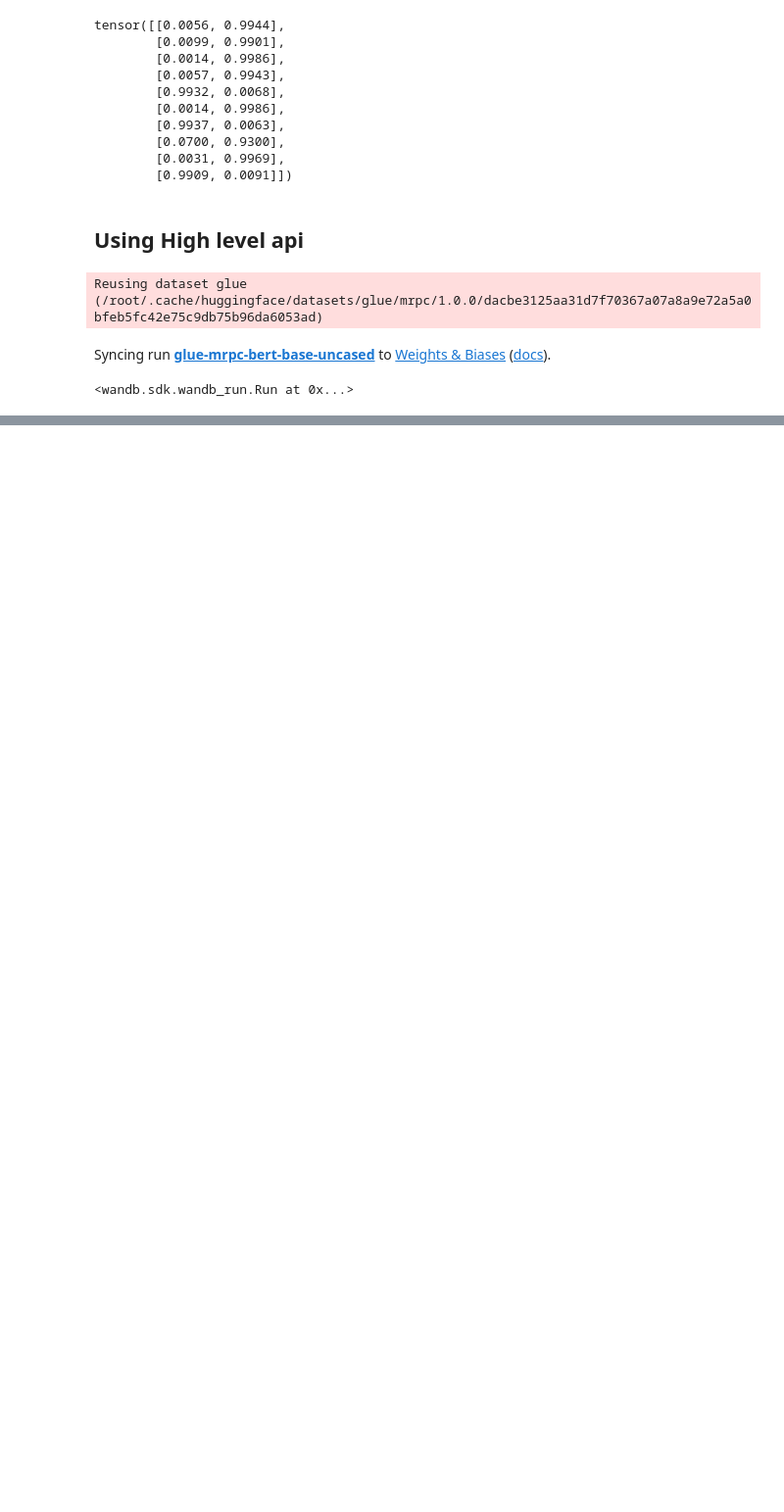
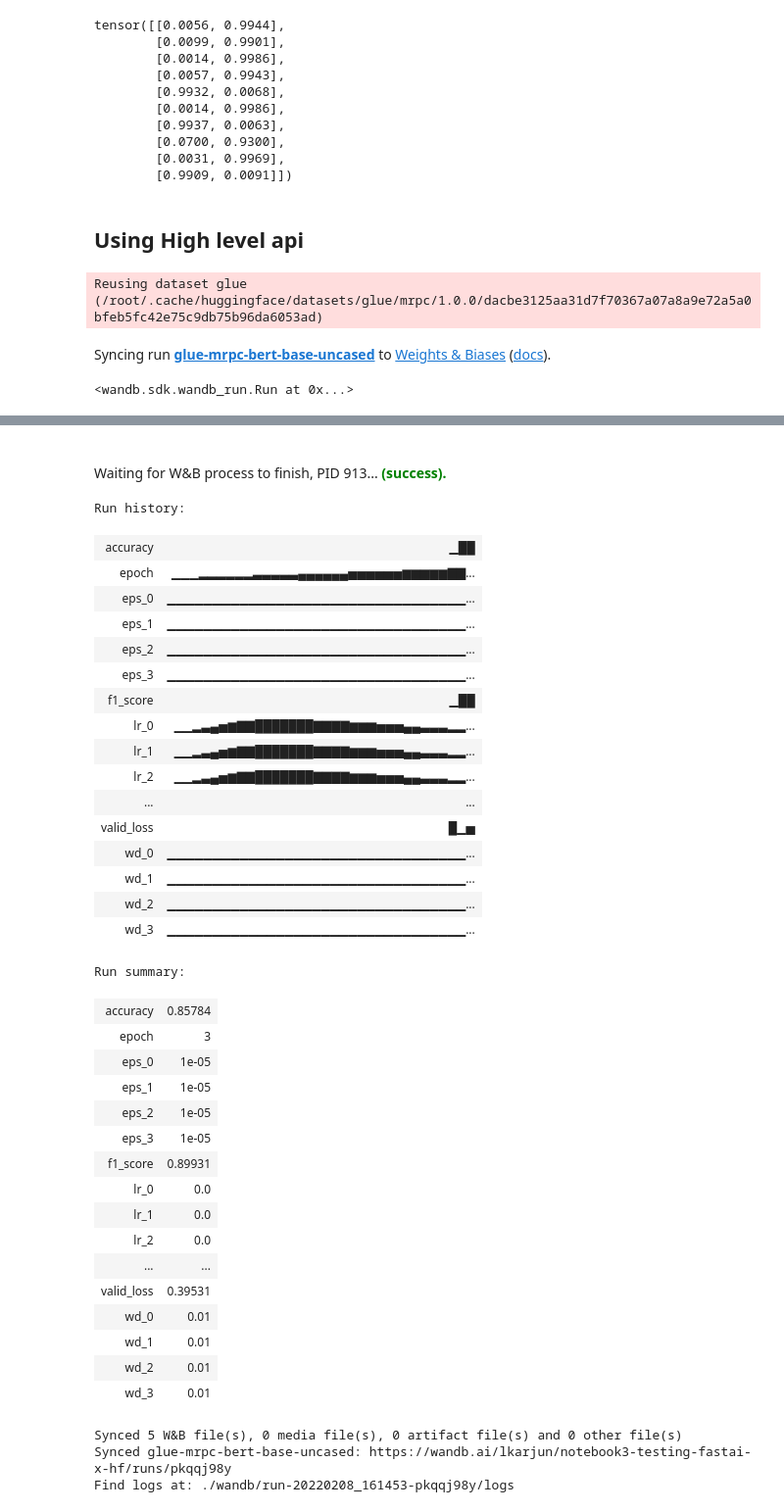
Before and after one commit to lkarjun/fastai-huggingface-workouts, a Jupyter notebook: notebook3.ipynb, the cells around one changed output, grey strips where cells are left out. Shown at 98% size. Saved outputs shown, nothing was run; the diff lists cells and outputs as text; code cells hidden in the pictures; blank space fills up the shorter version.

```diff
--- a/notebook3.ipynb
+++ b/notebook3.ipynb
@@ -328,0 +373,41 @@ Could not gather input dimensions
+# %%
+wandb.finish()
+# %% [output]
+Waiting for W&B process to finish, PID 913... (success).
+Run history:
+| accuracy | ▁██ |
+| epoch | ▁▁▁▂▂▂▂▂▂▃▃▃▃▃▄▄▄▄▄▄▅▅▅▅▅▅▆▆▆▆▆▇▇... |
+| eps_0 | ▁▁▁▁▁▁▁▁▁▁▁▁▁▁▁▁▁▁▁▁▁▁▁▁▁▁▁▁▁▁▁▁▁... |
+| eps_1 | ▁▁▁▁▁▁▁▁▁▁▁▁▁▁▁▁▁▁▁▁▁▁▁▁▁▁▁▁▁▁▁▁▁... |
+| eps_2 | ▁▁▁▁▁▁▁▁▁▁▁▁▁▁▁▁▁▁▁▁▁▁▁▁▁▁▁▁▁▁▁▁▁... |
+| eps_3 | ▁▁▁▁▁▁▁▁▁▁▁▁▁▁▁▁▁▁▁▁▁▁▁▁▁▁▁▁▁▁▁▁▁... |
+| f1_score | ▁██ |
+| lr_0 | ▁▁▂▃▄▅▆▇▇███████▇▇▇▇▆▆▆▅▅▅▄▄▃▃▃▂▂... |
+| lr_1 | ▁▁▂▃▄▅▆▇▇███████▇▇▇▇▆▆▆▅▅▅▄▄▃▃▃▂▂... |
+| lr_2 | ▁▁▂▃▄▅▆▇▇███████▇▇▇▇▆▆▆▅▅▅▄▄▃▃▃▂▂... |
+| ... | ... |
+| valid_loss | █▁▅ |
+| wd_0 | ▁▁▁▁▁▁▁▁▁▁▁▁▁▁▁▁▁▁▁▁▁▁▁▁▁▁▁▁▁▁▁▁▁... |
+| wd_1 | ▁▁▁▁▁▁▁▁▁▁▁▁▁▁▁▁▁▁▁▁▁▁▁▁▁▁▁▁▁▁▁▁▁... |
+| wd_2 | ▁▁▁▁▁▁▁▁▁▁▁▁▁▁▁▁▁▁▁▁▁▁▁▁▁▁▁▁▁▁▁▁▁... |
+| wd_3 | ▁▁▁▁▁▁▁▁▁▁▁▁▁▁▁▁▁▁▁▁▁▁▁▁▁▁▁▁▁▁▁▁▁... |
+Run summary:
+| accuracy | 0.85784 |
+| epoch | 3 |
+| eps_0 | 1e-05 |
+| eps_1 | 1e-05 |
+| eps_2 | 1e-05 |
+| eps_3 | 1e-05 |
+| f1_score | 0.89931 |
+| lr_0 | 0.0 |
+| lr_1 | 0.0 |
+| lr_2 | 0.0 |
+| ... | ... |
+| valid_loss | 0.39531 |
+| wd_0 | 0.01 |
+| wd_1 | 0.01 |
+| wd_2 | 0.01 |
+| wd_3 | 0.01 |
+Synced 5 W&B file(s), 0 media file(s), 0 artifact file(s) and 0 other file(s)
+Synced glue-mrpc-bert-base-uncased: https://wandb.ai/lkarjun/notebook3-testing-fastai-x-hf/runs/pkqqj98y
+Find logs at: ./wandb/run-20220208_161453-pkqqj98y/logs
```
Also changed, not shown: parts of 11 cells of this notebook.
